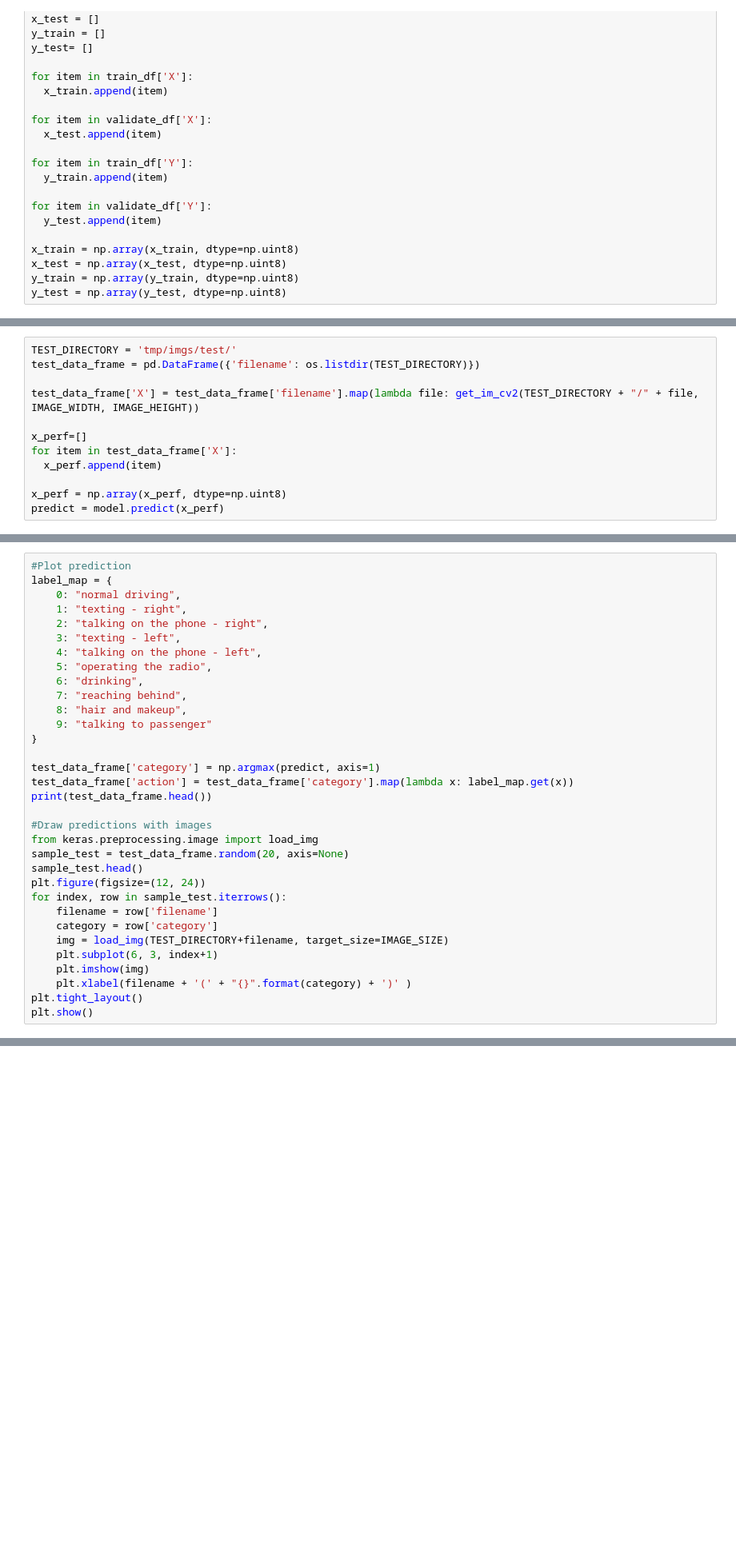
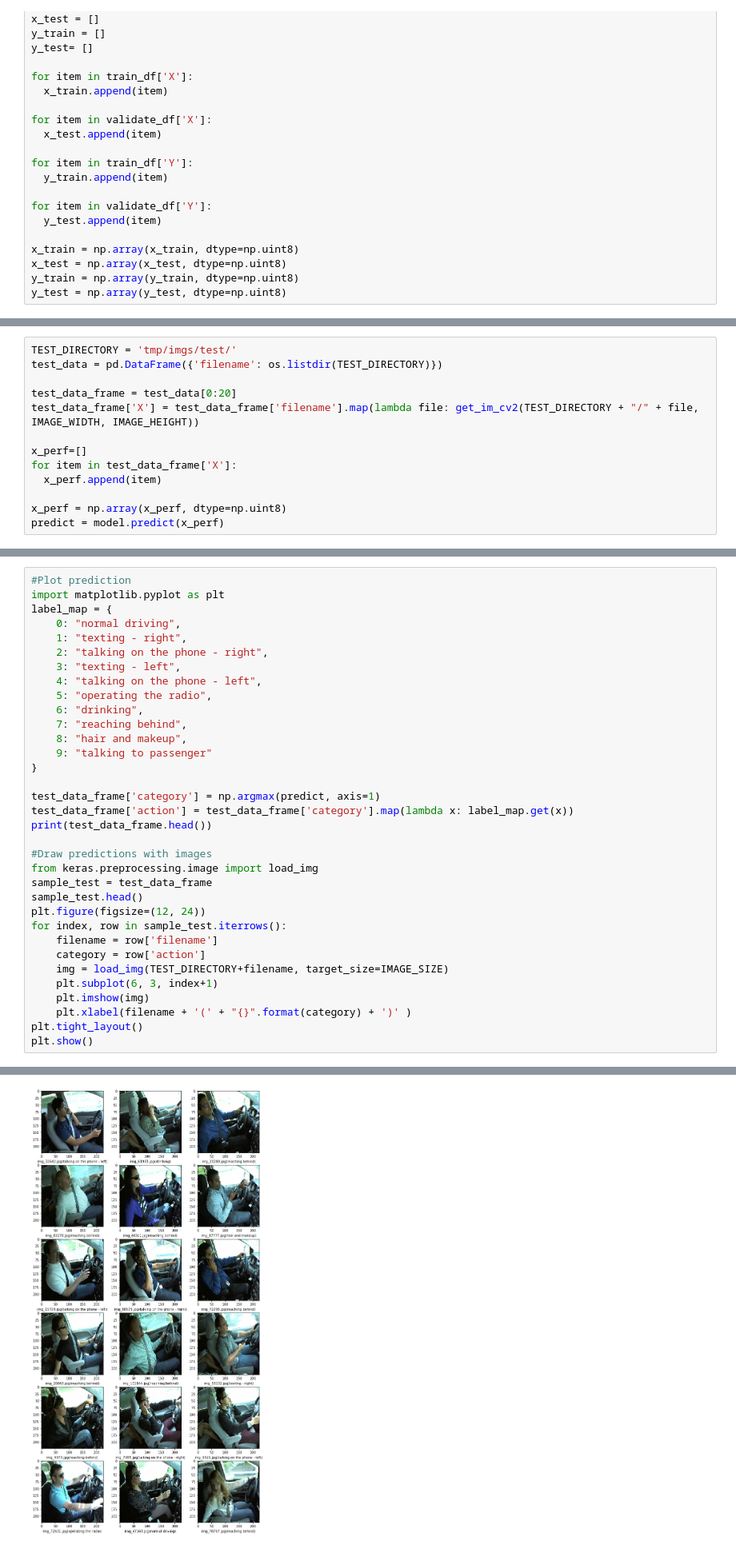
Before and after one commit to phat-ng-eroad/cnn, a Jupyter notebook: driver_action_detection.ipynb, the cells around one changed output, grey strips where cells are left out. Shown at 80% size. Drawn from its saved outputs; the diff is of its cells as text; blank space fills up the shorter version.

```diff
--- a/driver_action_detection.ipynb
+++ b/driver_action_detection.ipynb
@@ -198,7 +180,8 @@ Test accuracy: 0.9979933110367893
 # %%
 TEST_DIRECTORY = 'tmp/imgs/test/'
-test_data_frame = pd.DataFrame({'filename': os.listdir(TEST_DIRECTORY)})
+test_data = pd.DataFrame({'filename': os.listdir(TEST_DIRECTORY)})
 
+test_data_frame = test_data[0:20]
 test_data_frame['X'] = test_data_frame['filename'].map(lambda file: get_im_cv2(TEST_DIRECTORY + "/" + file, IMAGE_WIDTH, IMAGE_HEIGHT))
 
 x_perf=[]
@@ -210,5 +199,6 @@ predict = model.predict(x_perf)
 # %%
 #Plot prediction
+import matplotlib.pyplot as plt
 label_map = {
     0: "normal driving",
     1: "texting - right",
@@ -228,15 +218,16 @@ print(test_data_frame.head())
 
 #Draw predictions with images
 from keras.preprocessing.image import load_img
-sample_test = test_data_frame.random(20, axis=None)
+sample_test = test_data_frame
 sample_test.head()
 plt.figure(figsize=(12, 24))
 for index, row in sample_test.iterrows():
     filename = row['filename']
-    category = row['category']
+    category = row['action']
     img = load_img(TEST_DIRECTORY+filename, target_size=IMAGE_SIZE)
     plt.subplot(6, 3, index+1)
     plt.imshow(img)
     plt.xlabel(filename + '(' + "{}".format(category) + ')' )
 plt.tight_layout()
 plt.show()
+# %% [output]
@@ -242,0 +253 @@ plt.show()
+[figure, added]
```
Also changed, not shown: parts of 7 cells of this notebook.
